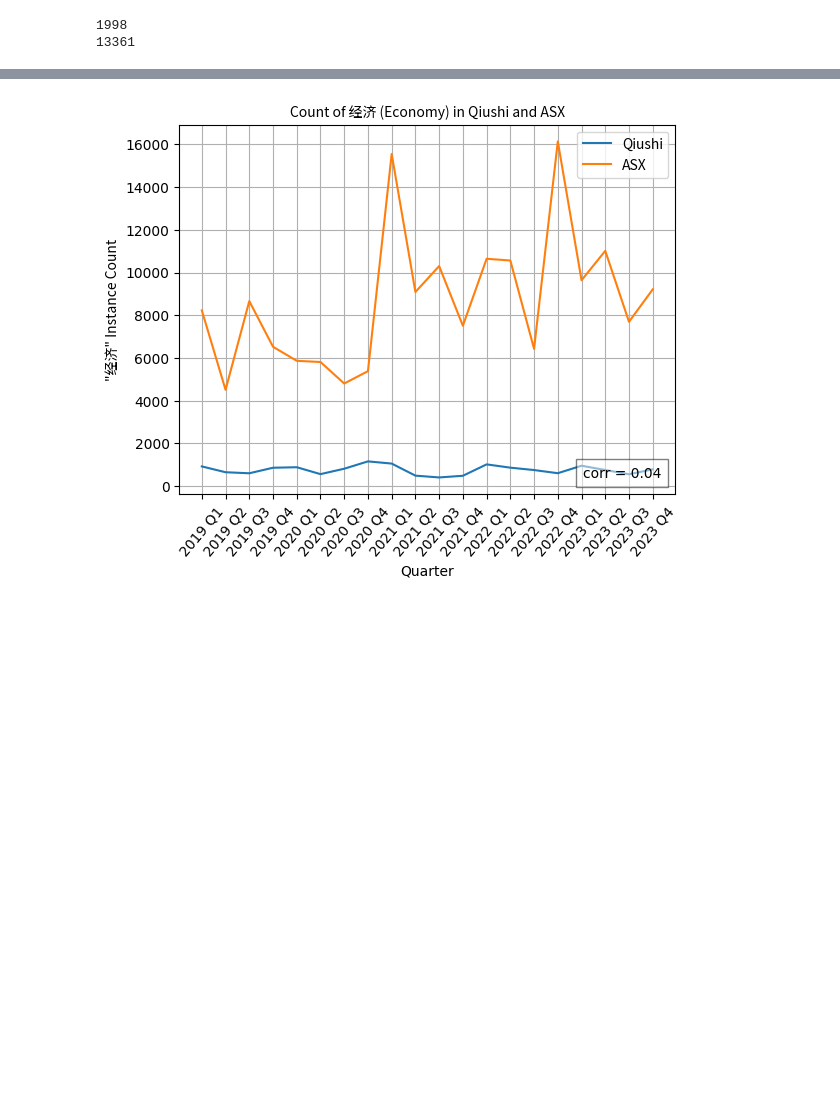
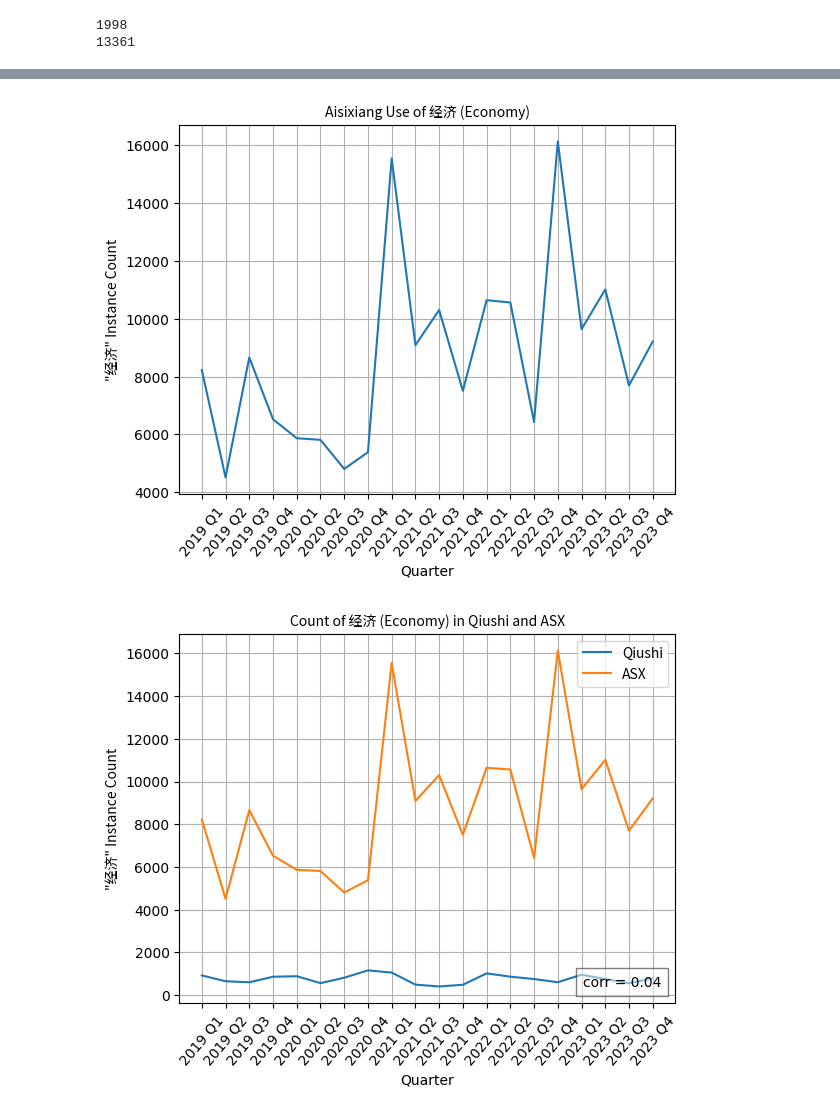
Before and after one commit to calebcsjm/China_Project, a Jupyter notebook: articles/analyze_articles/frequency_analysis/frequency_analysis.ipynb, the cells around one changed output, grey strips where cells are left out. Cells and saved outputs as stored; diff of their text form; code cells hidden in the pictures; blank space fills up the shorter version.

```diff
--- a/articles/analyze_articles/frequency_analysis/frequency_analysis.ipynb
+++ b/articles/analyze_articles/frequency_analysis/frequency_analysis.ipynb
@@ -164 +172,5 @@ def store_count_results(term, term_quarter_count):
+# %%
+plot_quarter_counts(asx_articles, '经济', "Aisixiang Use of 经济 (Economy)")
+# %% [output]
+[figure, added]
 # %%
```
Also changed, not shown: parts of 25 cells of this notebook, 2 other files.
